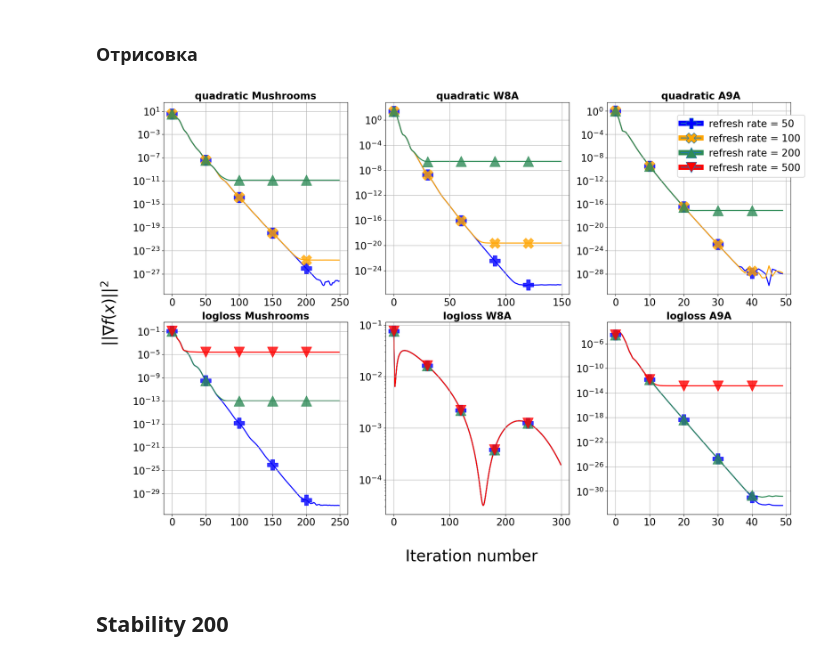
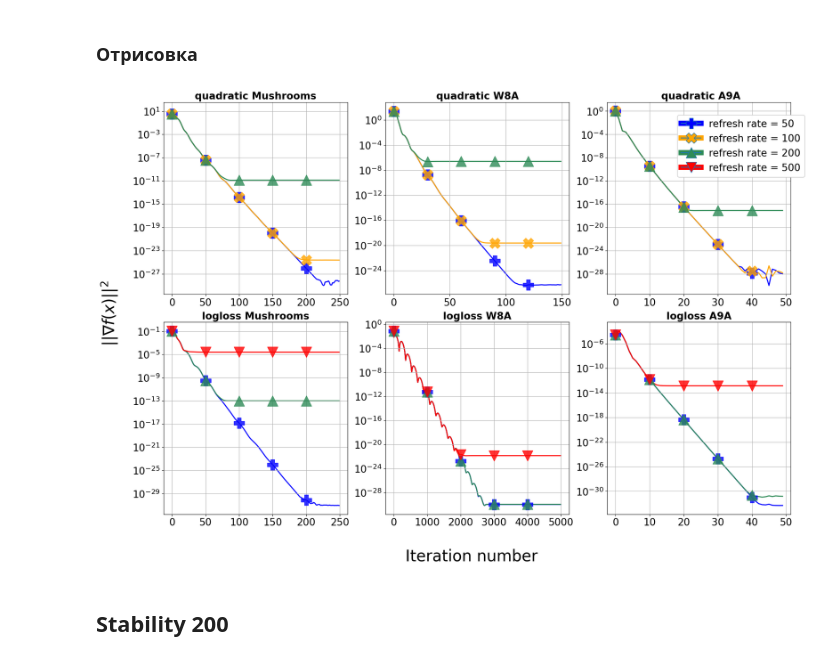
Before and after one commit to DegKir/ASEG_tests, a Jupyter notebook: Tests.ipynb, the cells around one changed output. Saved outputs shown, nothing was run; the diff lists cells and outputs as text; code cells hidden in the pictures.

```diff
--- a/Tests.ipynb
+++ b/Tests.ipynb
@@ -1245,6 +1277,19 @@ for i in range(len(pqrList)):
 # %% [markdown]
 ### Отрисовка
+# %%
+#Менеджеры для сохранения и выгрузки файлов
+saveManagerMushrooms = CSVManager(fileName = "mushrooms-subtask.csv", directory = "experiments/SGD/quadratic")
+saveManagerW8A = CSVManager(fileName = "w8a-subtask.csv", directory = "experiments/SGD/quadratic")
+saveManagerA9A = CSVManager(fileName = "a9a-subtask.csv", directory = "experiments/SGD/quadratic")
+saveManagerLoglossMushrooms = CSVManager(fileName = "mushrooms-subtask.csv", directory = "experiments/SGD/logloss")
+saveManagerLoglossW8A = CSVManager(fileName = "w8a-subtask.csv", directory = "experiments/SGD/logloss")
+saveManagerLoglossA9A = CSVManager(fileName = "a9a-subtask.csv", directory = "experiments/SGD/logloss")
+
+saveManagerList = [saveManagerMushrooms, saveManagerW8A, saveManagerA9A,
+                  saveManagerLoglossMushrooms, saveManagerLoglossW8A, saveManagerLoglossA9A]
 # %%
 data = []
+dataNames = []
 for manager in saveManagerList:
     data.append(manager.getLogsFromCSV()[1])
+    dataNames.append(manager.getLogsFromCSV()[0])
@@ -1253,0 +1348,18 @@ plotter.plot()
+# %%
+#Менеджеры для сохранения и выгрузки файлов
+saveManagerMushrooms = CSVManager(fileName = "mushrooms-ASEG.csv", directory = "experiments/SGD/quadratic")
+saveManagerW8A = CSVManager(fileName = "w8a-ASEG.csv", directory = "experiments/SGD/quadratic")
+saveManagerA9A = CSVManager(fileName = "a9a-ASEG.csv", directory = "experiments/SGD/quadratic")
+
+saveManagerLoglossMushrooms = CSVManager(fileName = "mushrooms-ASEG.csv", directory = "experiments/SGD/logloss")
+saveManagerLoglossW8A = CSVManager(fileName = "w8a-ASEG.csv", directory = "experiments/SGD/logloss")
+saveManagerLoglossA9A = CSVManager(fileName = "a9a-ASEG.csv", directory = "experiments/SGD/logloss")
+
+saveManagerList = [saveManagerMushrooms, saveManagerW8A, saveManagerA9A,
+                  saveManagerLoglossMushrooms, saveManagerLoglossW8A, saveManagerLoglossA9A]
+# %%
+data = []
+dataNames = []
+for manager in saveManagerList:
+    data.append(manager.getLogsFromCSV()[1])
+    dataNames.append(manager.getLogsFromCSV()[0])
@@ -1704,9 +1822,9 @@ for manager in saveManagerList:
 # %%
 plotter = SixPlotter(legendNames = [dataNames[0], dataNames[1], dataNames[2], dataNames[3], dataNames[4], dataNames[5]],
                        listOfListsOfLogs = [data[0], data[1], data[2], data[3], data[4], data[5]])
-plotter.plot(stepLimiter = [250, 150, 50, 250, 300, 50], markersSteps = [50, 30, 10, 50, 60, 10])
+plotter.plot(stepLimiter = [250, 150, 50, 250, -1, 50], markersSteps = [50, 30, 10, 50, 1000, 10])
 # %% [output]
-[figure, old version]
+[figure, new version]
 # %% [markdown]
 ## Stability 200
 # %%
```
Also changed, not shown: parts of 23 cells of this notebook, 20 other files.
